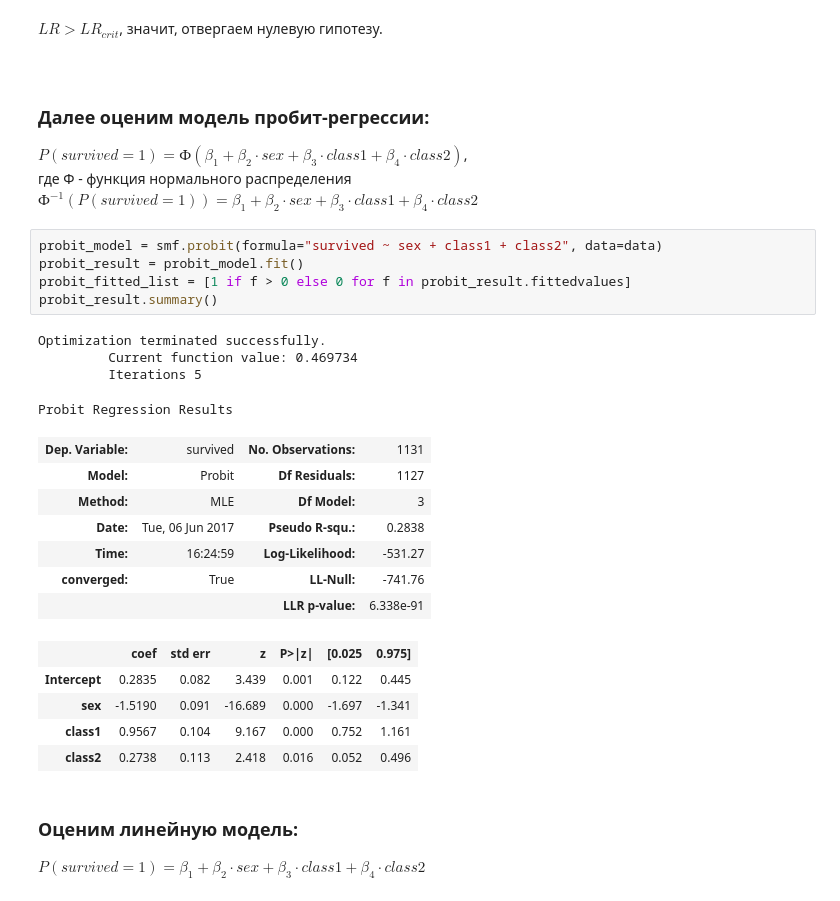
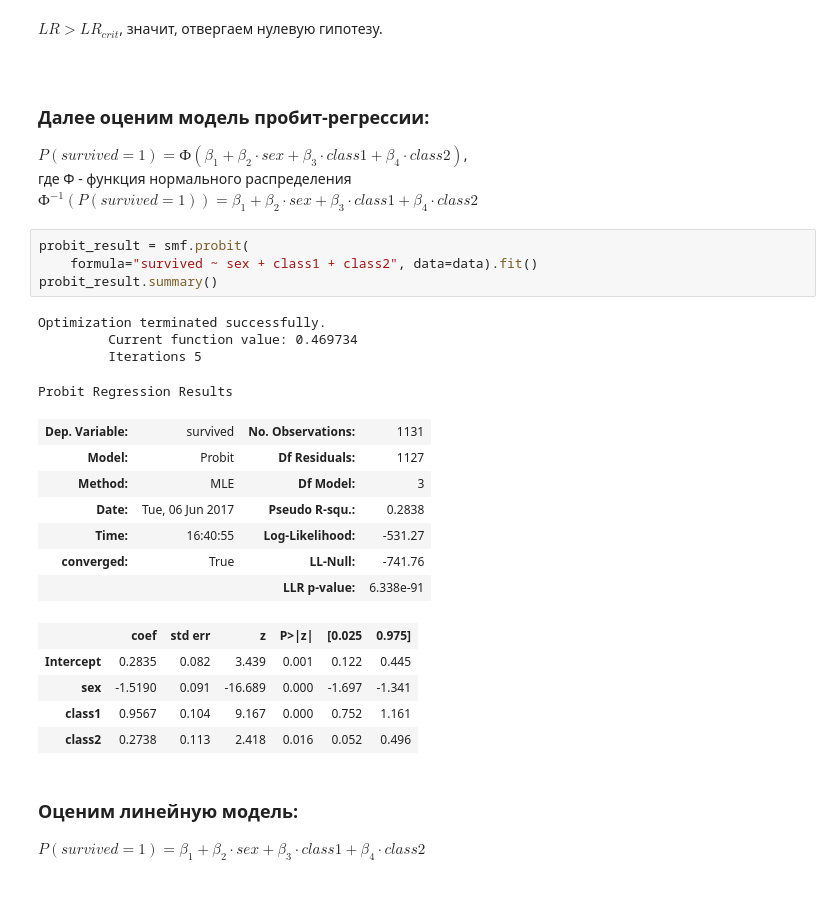
Before and after one commit to Zakhse/mathstat_hse, a Jupyter notebook: Matstat_HW6/Matstat_HW6.ipynb, the cells around one changed output. Saved outputs shown, nothing was run; the diff lists cells and outputs as text.

```diff
--- a/Matstat_HW6/Matstat_HW6.ipynb
+++ b/Matstat_HW6/Matstat_HW6.ipynb
@@ -90,20 +93,19 @@ $P(survived=1) = Ф(\beta_1 + \beta_2\cdot sex + \beta_3\cdot class1+\beta_4\cdo
 где Ф - функция нормального распределения
 $Ф^{-1}(P(survived=1)) = \beta_1 + \beta_2\cdot sex + \beta_3\cdot class1+\beta_4\cdot class2$
 # %%
-probit_model = smf.probit(formula="survived ~ sex + class1 + class2", data=data)
-probit_result = probit_model.fit()
-probit_fitted_list = [1 if f > 0 else 0 for f in probit_result.fittedvalues]
+probit_result = smf.probit(
+    formula="survived ~ sex + class1 + class2", data=data).fit()
 probit_result.summary()
 # %% [output]
 Optimization terminated successfully.
          Current function value: 0.469734
          Iterations 5
 Probit Regression Results
 | Dep. Variable: | survived | No. Observations: | 1131 |
 | Model: | Probit | Df Residuals: | 1127 |
 | Method: | MLE | Df Model: | 3 |
 | Date: | Tue, 06 Jun 2017 | Pseudo R-squ.: | 0.2838 |
-| Time: | 16:24:59 | Log-Likelihood: | -531.27 |
+| Time: | 16:40:55 | Log-Likelihood: | -531.27 |
 | converged: | True | LL-Null: | -741.76 |
 |  |  | LLR p-value: | 6.338e-91 |
 |  | coef | std err | z | P>|z| | [0.025 | 0.975] |
```
Also changed, not shown: parts of 17 cells of this notebook.
